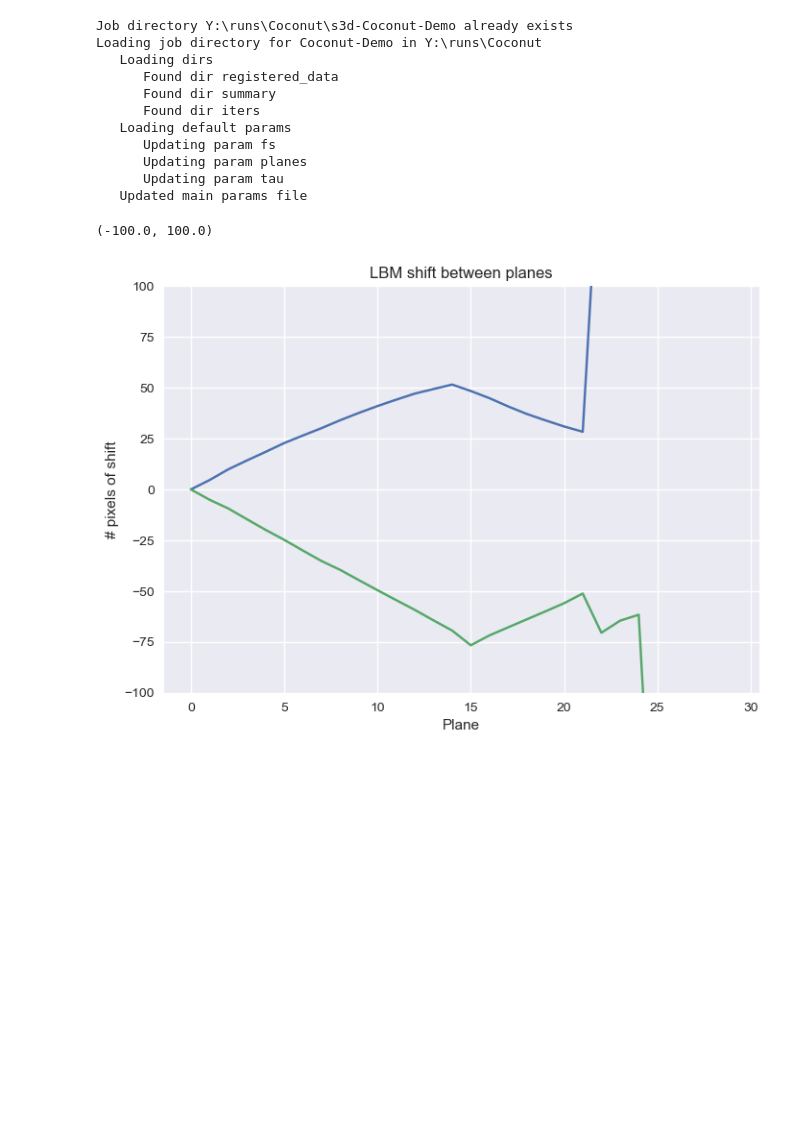
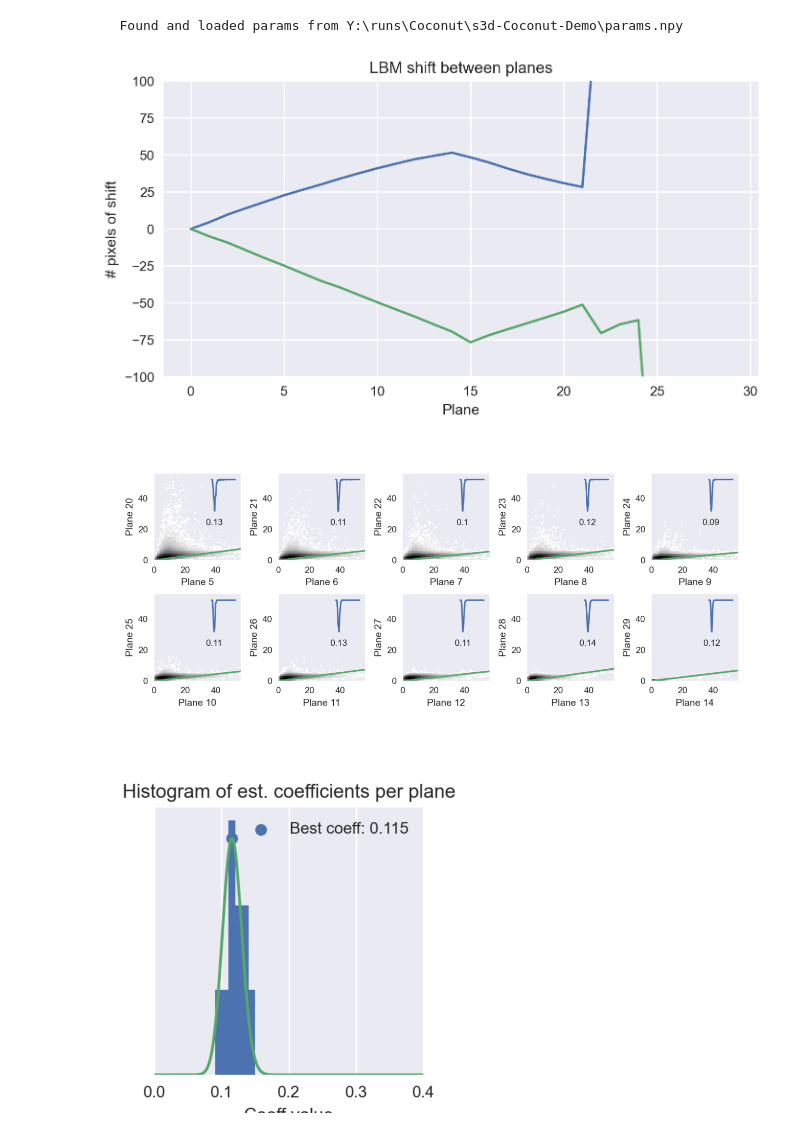
Before and after one commit to alihaydaroglu/suite3d, a Jupyter notebook: notebooks/Full_Demo.ipynb, the cells around one changed output. Drawn from its saved outputs; the diff is of its cells as text; code cells hidden in the pictures; blank space fills up the shorter version.

Commit message:
full demo improvements

```diff
--- a/notebooks/Full_Demo.ipynb
+++ b/notebooks/Full_Demo.ipynb
@@ -33,19 +35,9 @@ params = {
 # %%
 # Create the job
 job = Job('Y:\\runs\\Coconut','Coconut-Demo', tifs = tifs,
-          params=params, create=True, overwrite=True, verbosity = 3)
+          params=params, create=False, overwrite=False, verbosity = 3)
 # %% [output]
-Job directory Y:\runs\Coconut\s3d-Coconut-Demo already exists
-Loading job directory for Coconut-Demo in Y:\runs\Coconut
-   Loading dirs
-      Found dir registered_data
-      Found dir summary
-      Found dir iters
-   Loading default params
-      Updating param fs
-      Updating param planes
-      Updating param tau
-   Updated main params file
+   Found and loaded params from Y:\runs\Coconut\s3d-Coconut-Demo\params.npy
 # %%
 # optional parameters for initialization
 # load 1 file to initialize, and select 200 frames randomly to do initalization on
@@ -57,18 +49,12 @@ job.params['init_n_frames'] = 800
 job.params['override_crosstalk'] = None
 # %%
 # job.run_init_pass()
-# %%
-summary = job.load_summary()
-# %%
-summary = job.load_summary()
-plt.plot(summary['plane_shifts'])
-plt.xlabel("Plane")
-plt.ylabel("# pixels of shift")
-plt.title("LBM shift between planes")
-plt.ylim(-100,100)
-# %% [output]
-(-100.0, 100.0)
-[figure, removed]
+# %%
+job.show_summary_plots()
+# %% [output]
+[figure, added]
+[figure, added]
+[figure, added]
 # %%
 # split the large tiffs into files of size 100 after registration
 job.params['split_tif_size'] = 100
```
Also changed, not shown: parts of 30 cells of this notebook.
